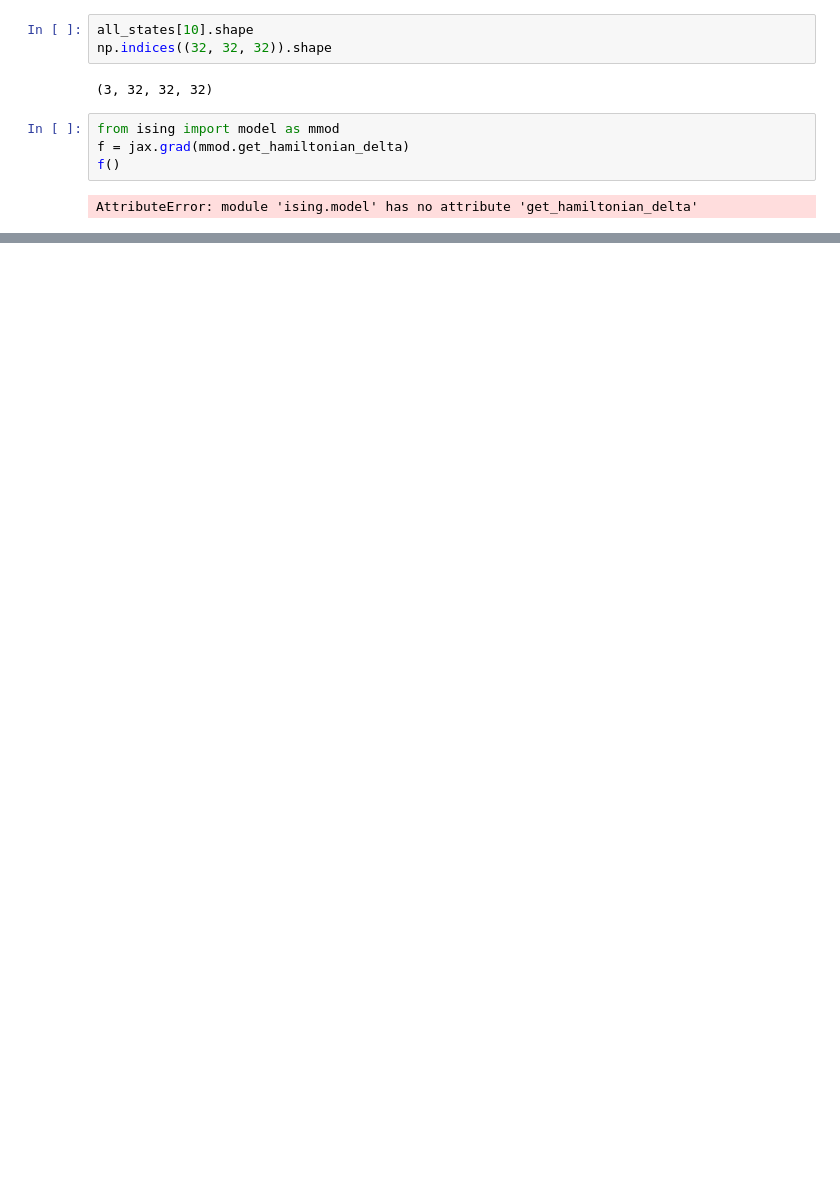
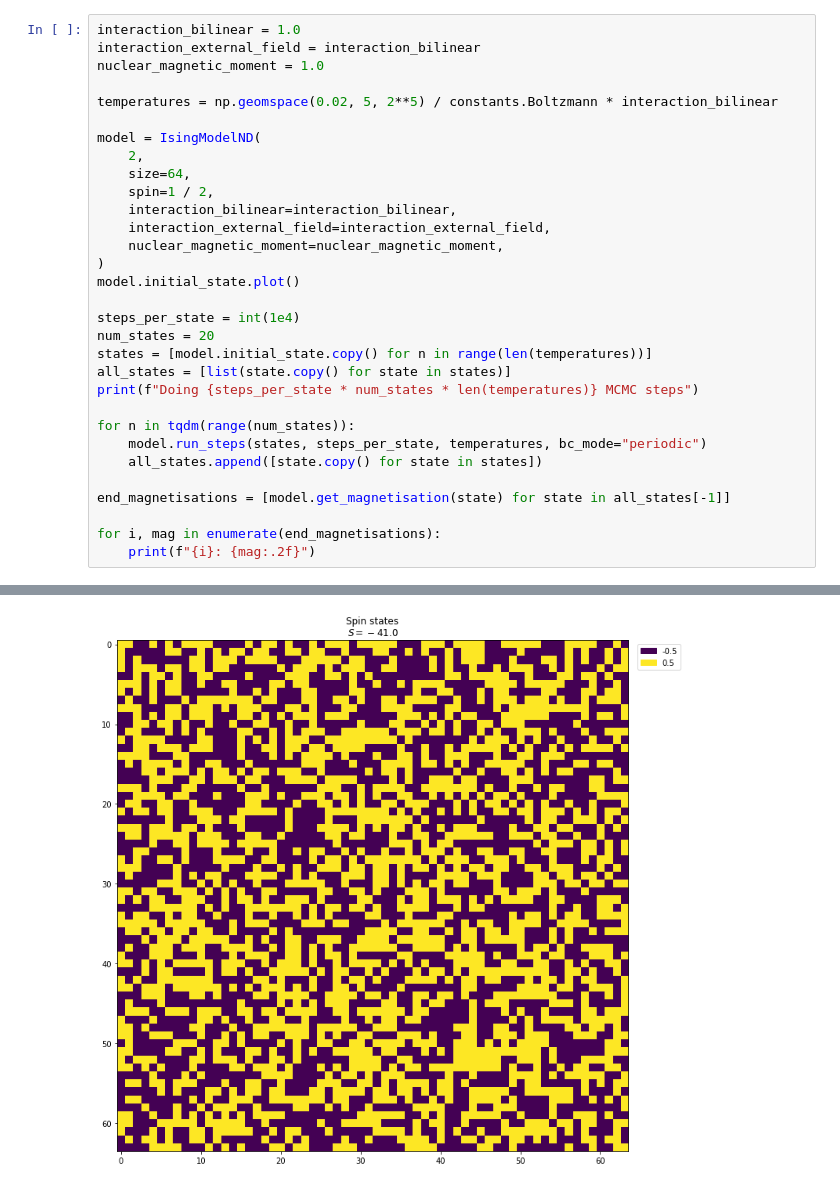
Before and after one commit to JeppeKlitgaard/Jackpot, a Jupyter notebook: workbench.ipynb, the cells around one changed output, grey strips where cells are left out. Drawn from its saved outputs; the diff is of its cells as text; blank space fills up the shorter version.

```diff
--- a/workbench.ipynb
+++ b/workbench.ipynb
@@ -45,11 +24,32 @@ interactive(children=(IntSlider(value=124, description='i', max=249), Output()),
-# %%
-all_states[10].shape
-np.indices((32, 32, 32)).shape
-# %% [output]
-(3, 32, 32, 32)
-# %%
-from ising import model as mmod
-f = jax.grad(mmod.get_hamiltonian_delta)
-f()
-# %% [output]
-AttributeError: module 'ising.model' has no attribute 'get_hamiltonian_delta'
+# %%
+interaction_bilinear = 1.0
+interaction_external_field = interaction_bilinear
+nuclear_magnetic_moment = 1.0
+
+temperatures = np.geomspace(0.02, 5, 2**5) / constants.Boltzmann * interaction_bilinear
+
+model = IsingModelND(
+    2,
+    size=64,
+    spin=1 / 2,
+    interaction_bilinear=interaction_bilinear,
+    interaction_external_field=interaction_external_field,
+    nuclear_magnetic_moment=nuclear_magnetic_moment,
+)
+model.initial_state.plot()
+
+steps_per_state = int(1e4)
+num_states = 20
+states = [model.initial_state.copy() for n in range(len(temperatures))]
+all_states = [list(state.copy() for state in states)]
+print(f"Doing {steps_per_state * num_states * len(temperatures)} MCMC steps")
+
+for n in tqdm(range(num_states)):
+    model.run_steps(states, steps_per_state, temperatures, bc_mode="periodic")
+    all_states.append([state.copy() for state in states])
+
+end_magnetisations = [model.get_magnetisation(state) for state in all_states[-1]]
+
+for i, mag in enumerate(end_magnetisations):
+    print(f"{i}: {mag:.2f}")
+# %% [output]
@@ -55,0 +75 @@ AttributeError: module 'ising.model' has no attribute 'get_hamiltonian_delta'
+[figure, added]
```
Also changed, not shown: parts of 12 cells of this notebook, 8 other files.
